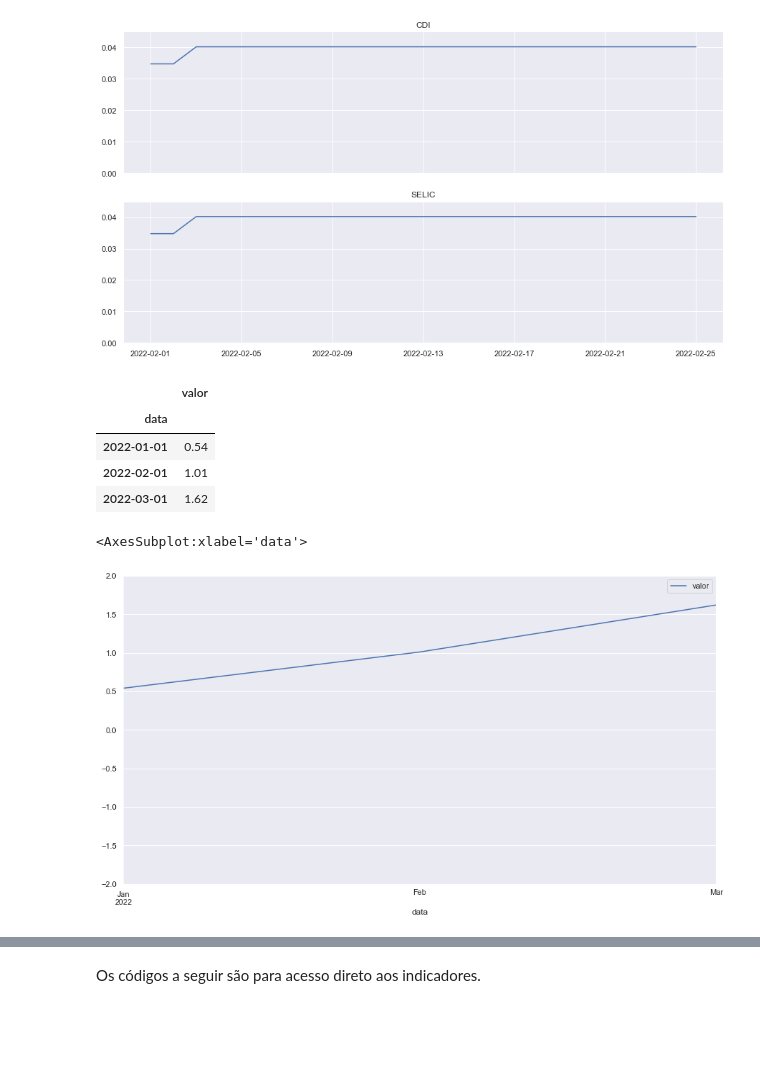
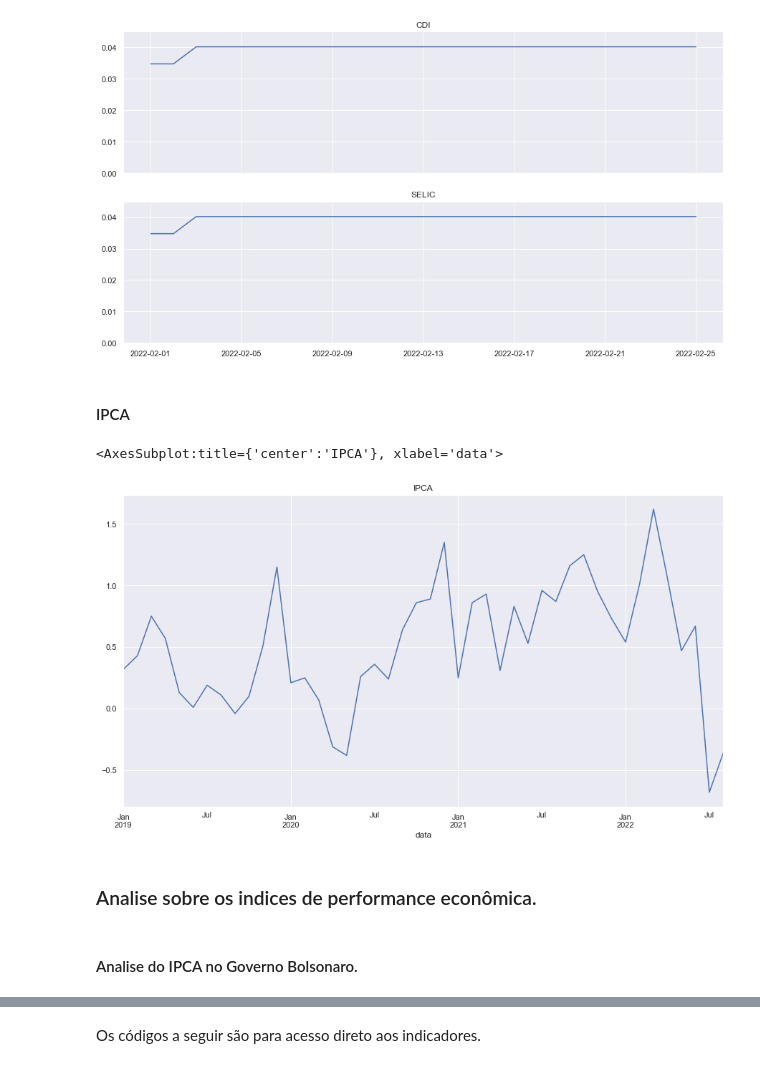
Before and after one commit to afukaya/Analise_Fundos_Investimentos, a Jupyter notebook: Analise_Fundos.ipynb, the cells around one changed output, grey strips where cells are left out. Drawn from its saved outputs; the diff is of its cells as text; code cells hidden in the pictures; blank space fills up the shorter version.

```diff
--- a/Analise_Fundos.ipynb
+++ b/Analise_Fundos.ipynb
@@ -226,23 +266,31 @@ ax[1].set_title("SELIC")
 # %% [output]
 Text(0.5, 1.0, 'SELIC')
 [figure]
+# %% [markdown]
+#### IPCA
+# %%
+# Recupera o IPCA do sistema gestor de séries do BCB.
+dt_inicio, dt_fim = BOLSONARO
+
+df_ipca = get_sgs_data(SGS_IPCA)
+df_ipca['data'] = pd.to_datetime(df_ipca['data'], dayfirst= True)
+df_ipca.set_index('data', inplace= True)
+df_ipca = df_ipca.loc[dt_inicio : dt_fim]
+
+df_ipca.plot(figsize=(15,8), legend= False, title= "IPCA" )
+# %% [output]
+<AxesSubplot:title={'center':'IPCA'}, xlabel='data'>
+[figure, added]
+# %% [markdown]
+### Analise sobre os indices de performance econômica.
+# %% [markdown]
+#### Analise do IPCA no Governo Bolsonaro.
 # %%
 # Recupera o IPCA do sistema gestor de séries do BCB.
+dt_inicio, dt_fim = BOLSONARO
+
 df_ipca = get_sgs_data(SGS_IPCA)
 df_ipca['data'] = pd.to_datetime(df_ipca['data'], dayfirst= True)
 df_ipca.set_index('data', inplace= True)
-df_ipca = df_ipca.loc['2022-01-01' : '2022-04-27']
-#df_ipca = df_ipca.loc[dt_inicio : dt_fim]
-df_ipca
+df_ipca = df_ipca.loc[dt_inicio : dt_fim]
+result = seasonal_decompose(df_ipca)
-# %% [output]
-|  | valor |
-| data |  |
-| 2022-01-01 | 0.54 |
-| 2022-02-01 | 1.01 |
-| 2022-03-01 | 1.62 |
-# %%
-#Traça o gráfico do IPCA
-df_ipca.plot(figsize=(15,8), ylim=(-2,2))
-# %% [output]
-<AxesSubplot:xlabel='data'>
-[figure, removed]
```
Also changed, not shown: parts of 25 cells of this notebook, 1 other file.
